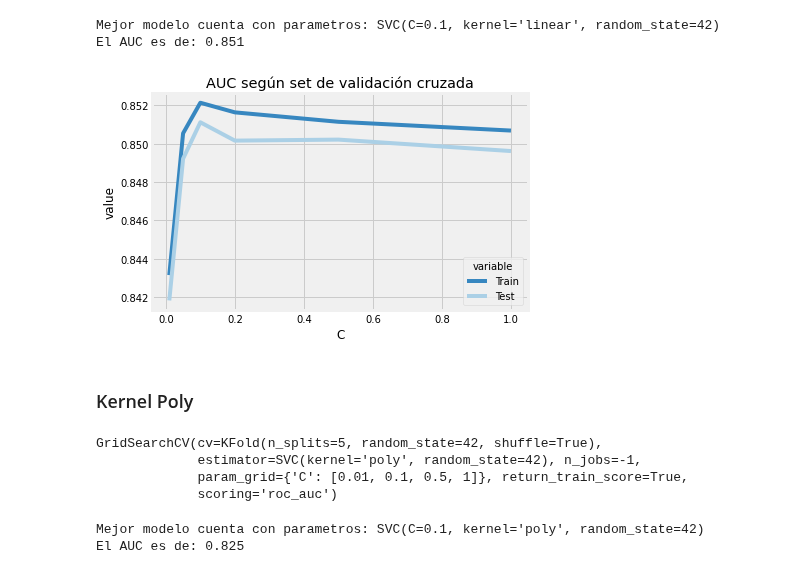
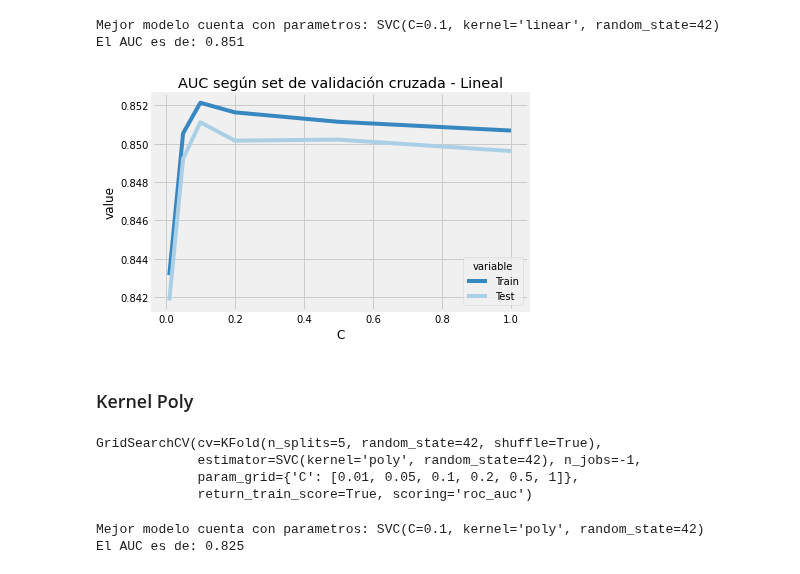
Before and after one commit to DenisTros/Hotel_Reservations, a Jupyter notebook: notebooks/svm.ipynb, the cells around one changed output. Saved outputs shown, nothing was run; the diff lists cells and outputs as text; code cells hidden in the pictures.

```diff
--- a/notebooks/svm.ipynb
+++ b/notebooks/svm.ipynb
@@ -67,28 +67,28 @@ El AUC es de: 0.851
 # %%
 C_list = [i for i in grid_search_svm.cv_results_['param_C'].data]
 
 
 mean_test_score_list = list(grid_search_svm.cv_results_['mean_test_score'])
 mean_train_score_list = list(grid_search_svm.cv_results_['mean_train_score'])
 
 svm_df = pd.DataFrame(list(zip(C_list,mean_train_score_list, mean_test_score_list)),
                                 columns=['C','mean_train_score', 'mean_test_score'])
 
 df_melt = svm_df.melt(id_vars=['C'],value_vars= ['mean_train_score','mean_test_score'])
 df_melt.variable.replace({'mean_train_score':'Train',
                 'mean_test_score':'Test'},inplace=True)
 
 sns.lineplot(data=df_melt, x='C', y="value", hue="variable", palette ='Blues_r')
-plt.title('AUC según set de validación cruzada')
+plt.title('AUC según set de validación cruzada - Lineal')
 
 plt.show()
 # %% [output]
-[figure, old version]
+[figure, new version]
 # %% [markdown]
 ### Kernel Poly
 # %%
 param_grid = {
-    'C': [0.01, 0.1, 0.5, 1]
+    'C': [0.01, 0.05, 0.1, 0.2, 0.5, 1]
 }
 
 kfold = KFold(n_splits=5,shuffle=True,random_state=seed)
@@ -107,8 +107,8 @@ grid_search_svm_poly.fit(X_train, y_train)
 # %% [output]
 GridSearchCV(cv=KFold(n_splits=5, random_state=42, shuffle=True),
              estimator=SVC(kernel='poly', random_state=42), n_jobs=-1,
-             param_grid={'C': [0.01, 0.1, 0.5, 1]}, return_train_score=True,
-             scoring='roc_auc')
+             param_grid={'C': [0.01, 0.05, 0.1, 0.2, 0.5, 1]},
+             return_train_score=True, scoring='roc_auc')
 # %%
 print(f'Mejor modelo cuenta con parametros: {grid_search_svm_poly.best_estimator_}')
 print(f'El AUC es de: {round(grid_search_svm_poly.best_score_,3)}')
```
Also changed, not shown: parts of 24 cells of this notebook, 7 other files.
